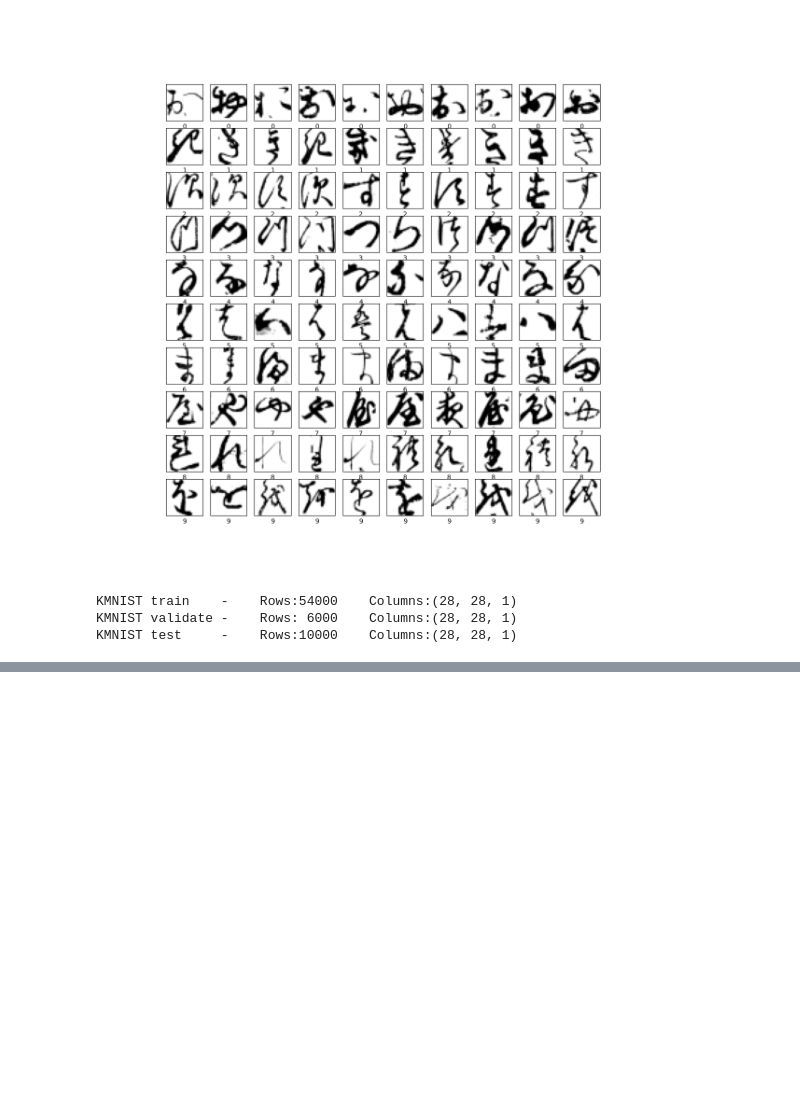
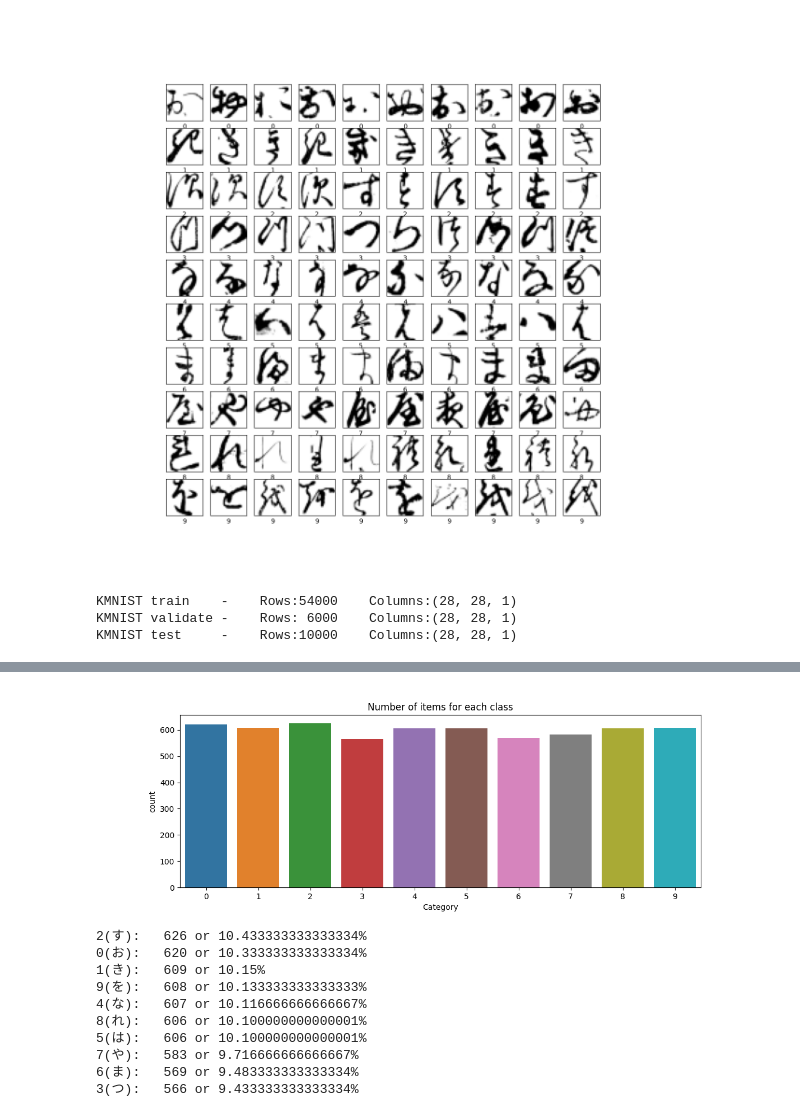
Before and after one commit to Vasu-Shrivastava/Kuzushiji-MNIST-Classification, a Jupyter notebook: CNN with Batch Normalization.ipynb, the cells around one changed output, grey strips where cells are left out. Saved outputs shown, nothing was run; the diff lists cells and outputs as text; code cells hidden in the pictures; blank space fills up the shorter version.

```diff
--- a/CNN with Batch Normalization.ipynb
+++ b/CNN with Batch Normalization.ipynb
@@ -143,0 +153,15 @@ NameError: name 'char_df' is not defined
+# %%
+plot_count_per_class(np.argmax(y_val,axis=1))
+get_count_per_class(np.argmax(y_val,axis=1), char_df)
+# %% [output]
+[figure, added]
+2(す):   626 or 10.433333333333334%
+0(お):   620 or 10.333333333333334%
+1(き):   609 or 10.15%
+9(を):   608 or 10.133333333333333%
+4(な):   607 or 10.116666666666667%
+8(れ):   606 or 10.100000000000001%
+5(は):   606 or 10.100000000000001%
+7(や):   583 or 9.716666666666667%
+6(ま):   569 or 9.483333333333334%
+3(つ):   566 or 9.433333333333334%
```
Also changed, not shown: parts of 2 cells of this notebook.
